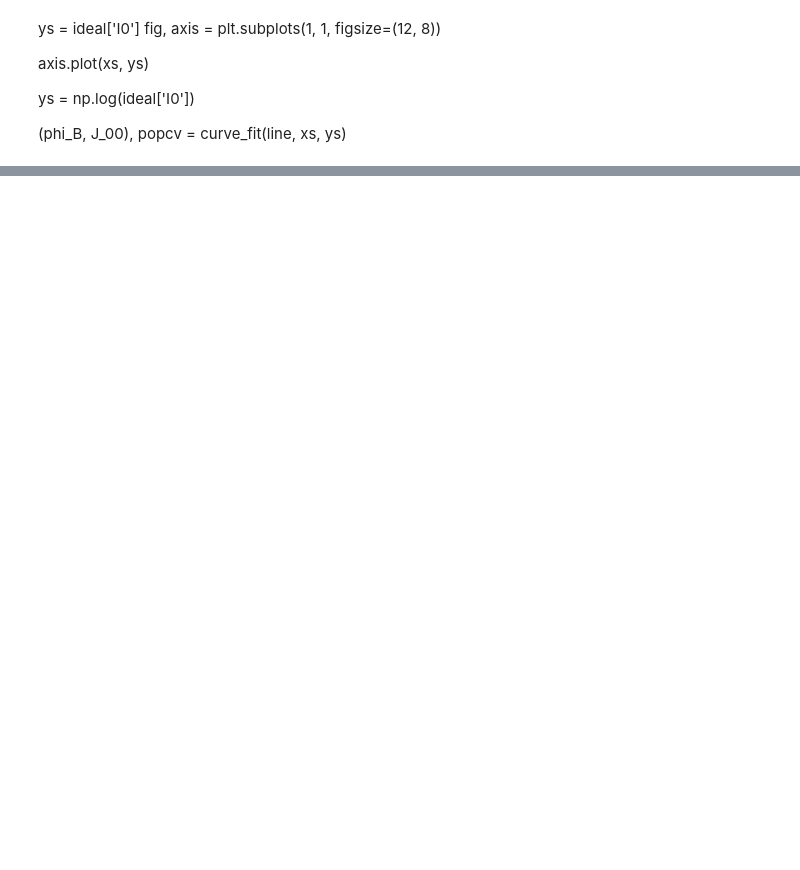
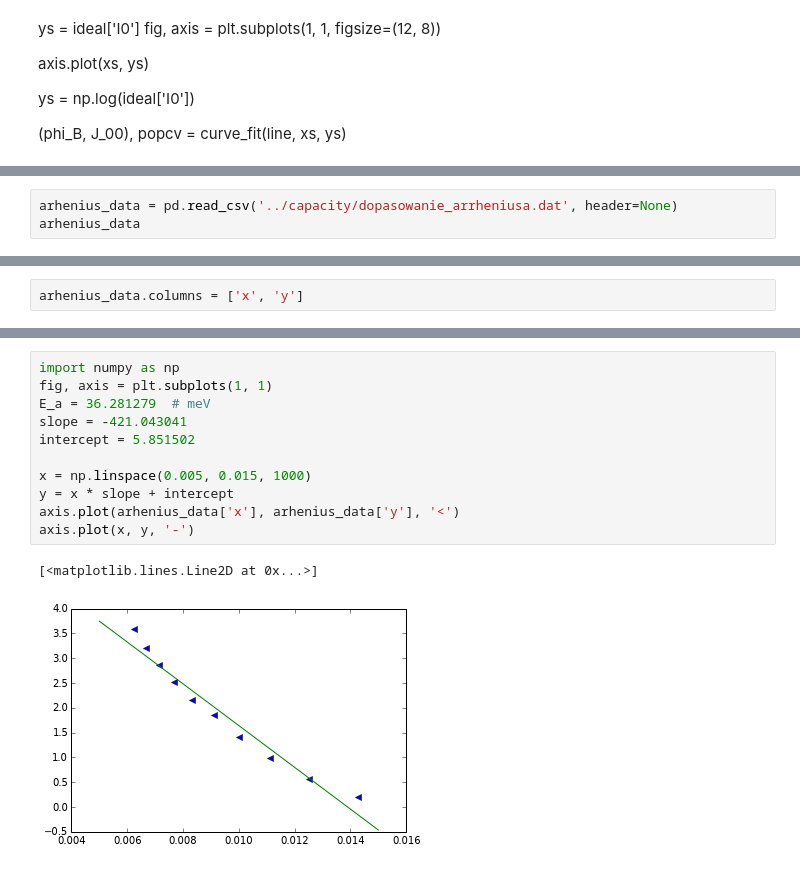
Before and after one commit to atteroTheGreatest/labfiz2, a Jupyter notebook: fotovoltaic/iv_white/foto.ipynb, the cells around one changed output, grey strips where cells are left out. Cells and saved outputs as stored; diff of their text form; blank space fills up the shorter version.

```diff
--- a/fotovoltaic/iv_white/foto.ipynb
+++ b/fotovoltaic/iv_white/foto.ipynb
@@ -418,0 +505,3 @@ ys = np.log(ideal['I0'])
+# %%
+arhenius_data = pd.read_csv('../capacity/dopasowanie_arrheniusa.dat', header=None)
+arhenius_data
@@ -418,0 +520,2 @@ ys = np.log(ideal['I0'])
+# %%
+arhenius_data.columns = ['x', 'y']
@@ -418,0 +536,14 @@ ys = np.log(ideal['I0'])
+# %%
+import numpy as np
+fig, axis = plt.subplots(1, 1)
+E_a = 36.281279  # meV
+slope = -421.043041
+intercept = 5.851502
+
+x = np.linspace(0.005, 0.015, 1000)
+y = x * slope + intercept
+axis.plot(arhenius_data['x'], arhenius_data['y'], '<')
+axis.plot(x, y, '-')
+# %% [output]
+[<matplotlib.lines.Line2D at 0x...>]
+[figure, added]
```
Also changed, not shown: parts of 18 cells of this notebook, 1 other file.
